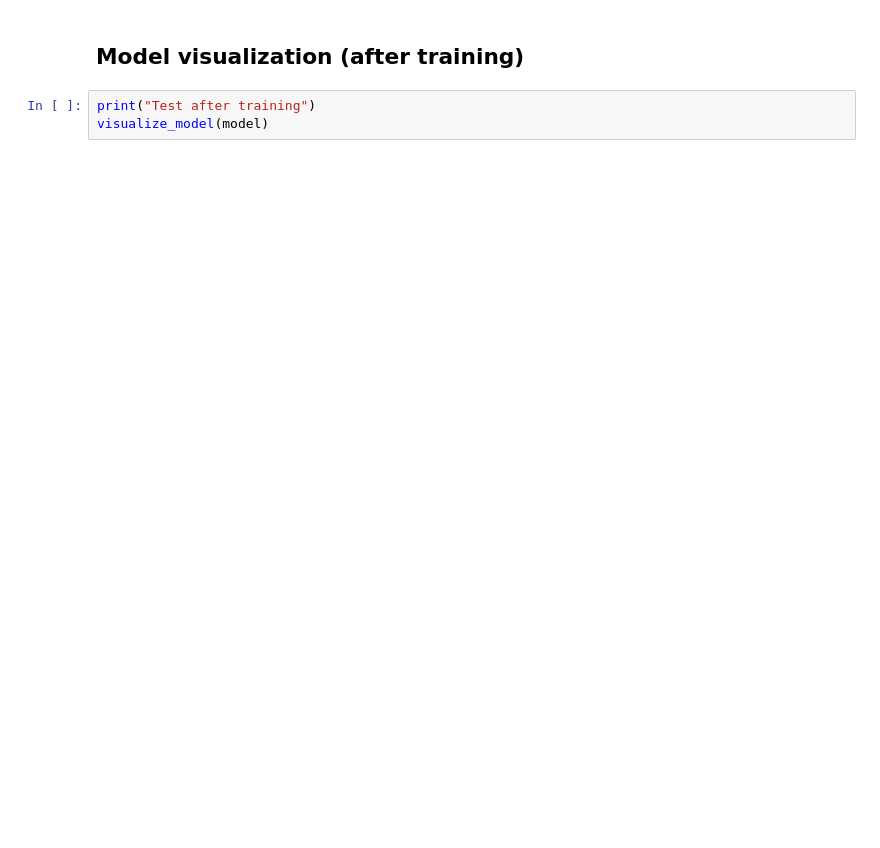
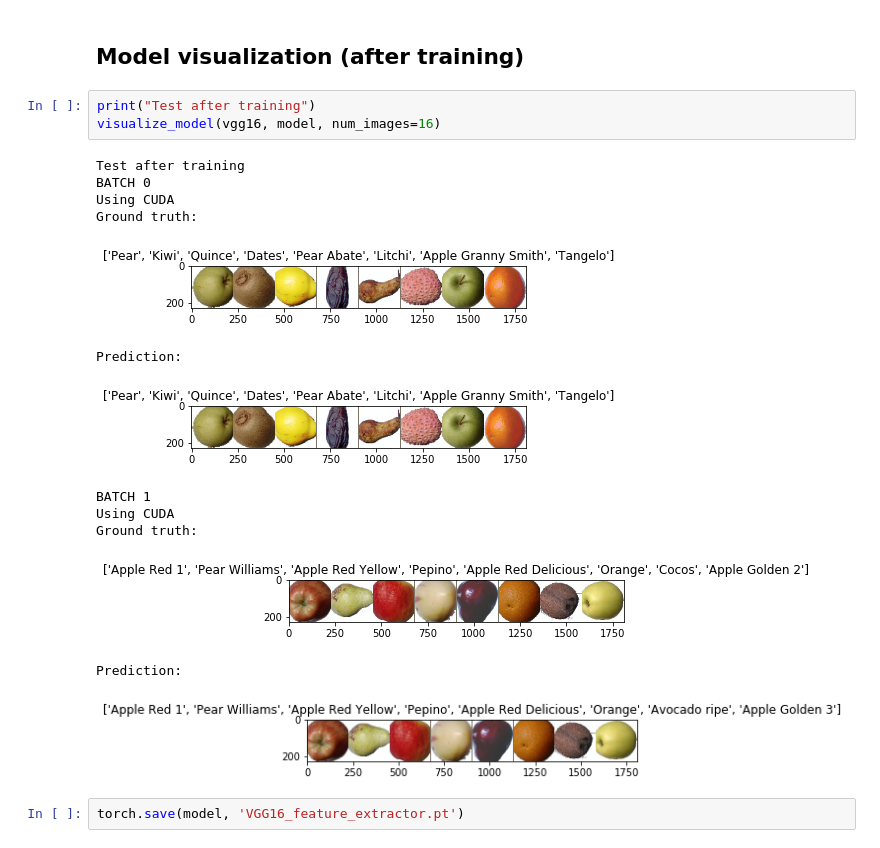
Before and after one commit to carloalbertobarbano/pytorch_tests, a Jupyter notebook: VGG-16/VGG16.ipynb, the cells around one changed output. Drawn from its saved outputs; the diff is of its cells as text; blank space fills up the shorter version.

```diff
--- a/VGG-16/VGG16.ipynb
+++ b/VGG-16/VGG16.ipynb
@@ -336,4 +359,20 @@ RuntimeError: cuda runtime error (2) : out of memory at /pytorch/torch/lib/THC/g
 ## Model visualization (after training)
 # %%
 print("Test after training")
-visualize_model(model)
+visualize_model(vgg16, model, num_images=16)
+# %% [output]
+Test after training
+BATCH 0
+Using CUDA
+Ground truth:
+[figure, added]
+Prediction:
+[figure, added]
+BATCH 1
+Using CUDA
+Ground truth:
+[figure, added]
+Prediction:
+[figure, added]
+# %%
+torch.save(model, 'VGG16_feature_extractor.pt')
```
Also changed, not shown: parts of 8 cells of this notebook, 1 other file.
